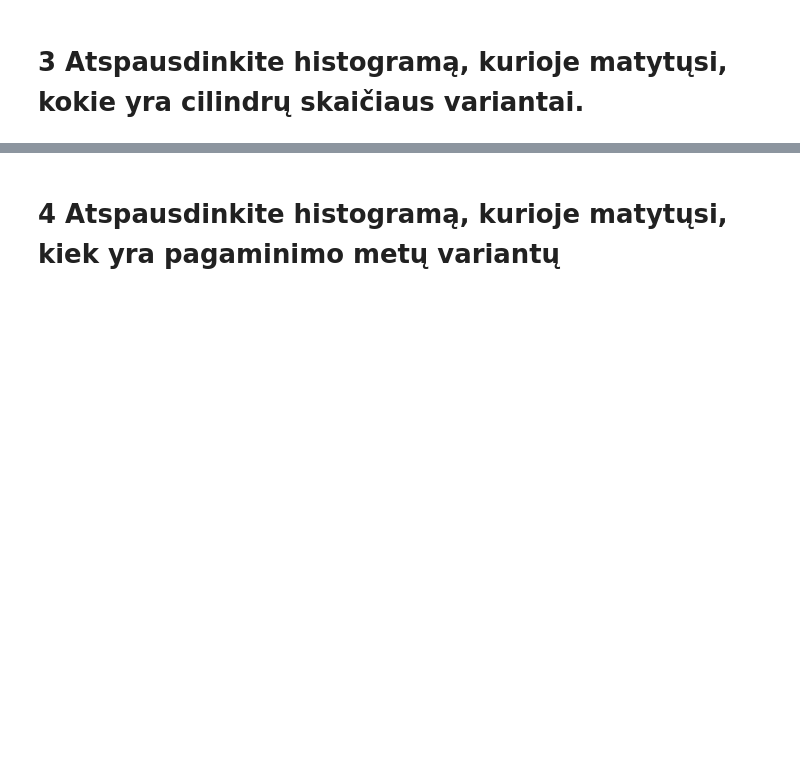
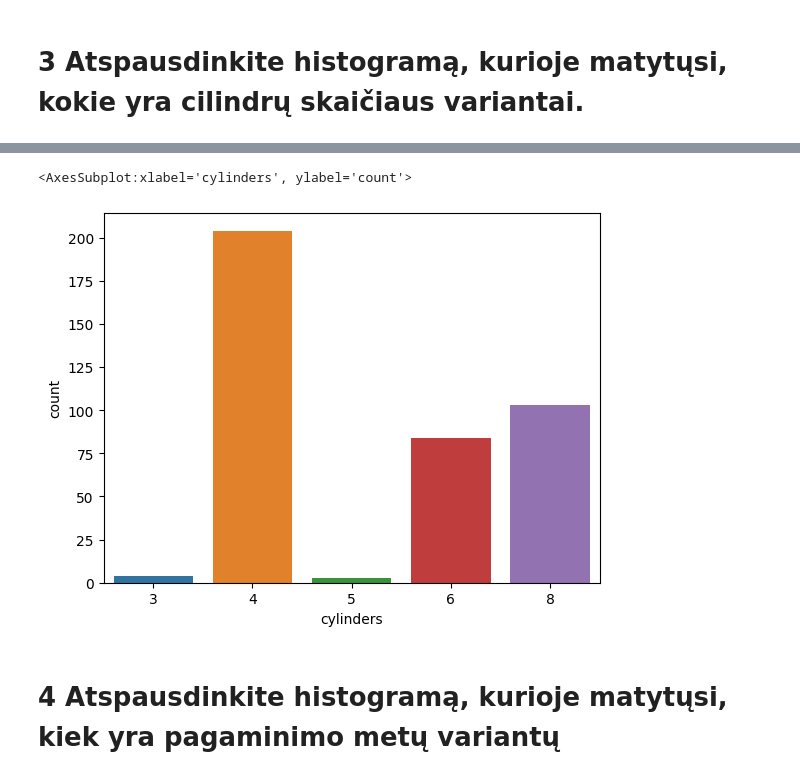
Before and after one commit to KasparasMik/PTU1, a Jupyter notebook: Tasks/seaborn/seaborn_uzduotys.ipynb, the cells around one changed output, grey strips where cells are left out. Saved outputs shown, nothing was run; the diff lists cells and outputs as text; code cells hidden in the pictures; blank space fills up the shorter version.

```diff
--- a/Tasks/seaborn/seaborn_uzduotys.ipynb
+++ b/Tasks/seaborn/seaborn_uzduotys.ipynb
@@ -45,2 +52,7 @@ Error:
+# %%
+sns.countplot('cylinders', data=mpg)
+# %% [output]
+<AxesSubplot:xlabel='cylinders', ylabel='count'>
+[figure, added]
 # %% [markdown]
 # 4 Atspausdinkite histogramą, kurioje matytųsi, kiek yra pagaminimo metų variantų
```
Also changed, not shown: parts of 30 cells of this notebook.
